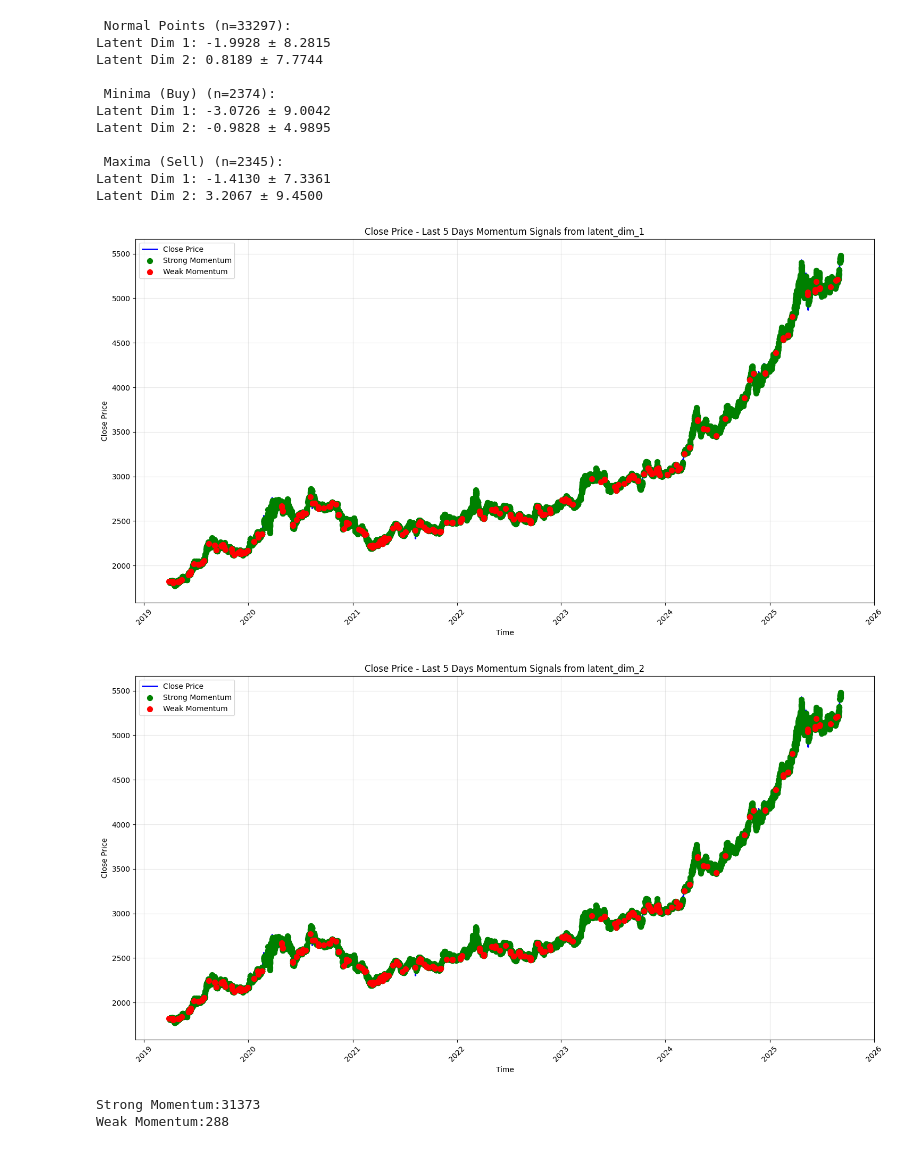
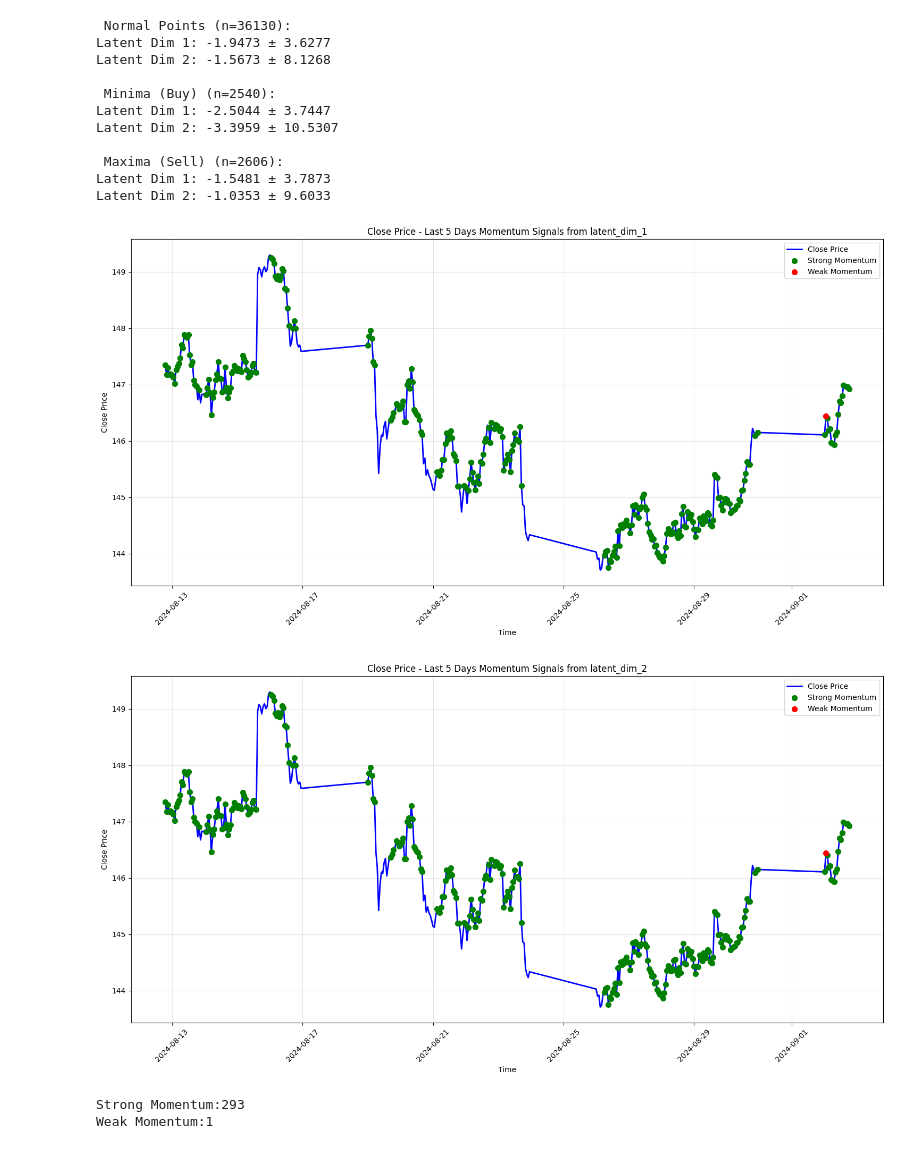
Before and after one commit to AFoivos/Forex_Prediction-, a Jupyter notebook: notebooks/test_autoencoders_signals.ipynb, the cells around one changed output. Drawn from its saved outputs; the diff is of its cells as text; code cells hidden in the pictures.

```diff
--- a/notebooks/test_autoencoders_signals.ipynb
+++ b/notebooks/test_autoencoders_signals.ipynb
@@ -23,7 +23,7 @@ import tensorflow as tf
 import warnings
 warnings.filterwarnings('ignore')
 
-data = ForexDataLoad(file_path = '../data/xauaud.csv').data
+data = ForexDataLoad(file_path = '../data/usdjpy.csv').data
 
 cleaner = ForexDataClean(data = data)
 data = cleaner.fast_cleaner()
@@ -175,17 +175,17 @@ for extrema_type, data, label in [
     print(f"Latent Dim 1: {data['latent_dim_1'].mean():.4f} ± {data['latent_dim_1'].std():.4f}")
     print(f"Latent Dim 2: {data['latent_dim_2'].mean():.4f} ± {data['latent_dim_2'].std():.4f}")
 # %% [output]
- Normal Points (n=33297):
-Latent Dim 1: -1.9928 ± 8.2815
-Latent Dim 2: 0.8189 ± 7.7744
+ Normal Points (n=36130):
+Latent Dim 1: -1.9473 ± 3.6277
+Latent Dim 2: -1.5673 ± 8.1268
 
- Minima (Buy) (n=2374):
-Latent Dim 1: -3.0726 ± 9.0042
-Latent Dim 2: -0.9828 ± 4.9895
+ Minima (Buy) (n=2540):
+Latent Dim 1: -2.5044 ± 3.7447
+Latent Dim 2: -3.3959 ± 10.5307
 
- Maxima (Sell) (n=2345):
-Latent Dim 1: -1.4130 ± 7.3361
-Latent Dim 2: 3.2067 ± 9.4500
+ Maxima (Sell) (n=2606):
+Latent Dim 1: -1.5481 ± 3.7873
+Latent Dim 2: -1.0353 ± 9.6033
 # %%
 def auto_signal(
     latent_1,
@@ -218,7 +218,7 @@ def auto_signal(
     else:
         return 'hold'
 
-last_5_days = labels_data_with_latent#.tail(24 * 50)
+last_5_days = labels_data_with_latent.tail(24 * 15)
 last_5_days['signal'] = last_5_days.apply(
     lambda row: auto_signal(row['latent_dim_1'], row['latent_dim_2']), axis=1
 )
@@ -282,34 +282,34 @@ plt.scatter(
     color='green',
     marker='o',
     s=50,
     label='Strong Momentum',
     zorder=5
 )
 
 plt.scatter(
     sell_signals_2.index,
     sell_signals_2['close'],
     color='red',
     marker='o',
     s=50,
     label='Weak Momentum',
     zorder=5
 )
 
 plt.title('Close Price - Last 5 Days Momentum Signals from latent_dim_2')
 plt.xlabel('Time')
 plt.ylabel('Close Price')
 plt.legend()
 plt.grid(True, alpha=0.3)
 plt.xticks(rotation=45)
 plt.tight_layout()
 plt.show()
 
 
 print(f"Strong Momentum:{len(buy_signals_1)}")
 print(f"Weak Momentum:{len(sell_signals_1)}")
 # %% [output]
-[figure, old version]
+[figure, new version]
-[figure, old version]
+[figure, new version]
-Strong Momentum:31373
-Weak Momentum:288
+Strong Momentum:293
+Weak Momentum:1
```
Also changed, not shown: parts of 7 cells of this notebook.
